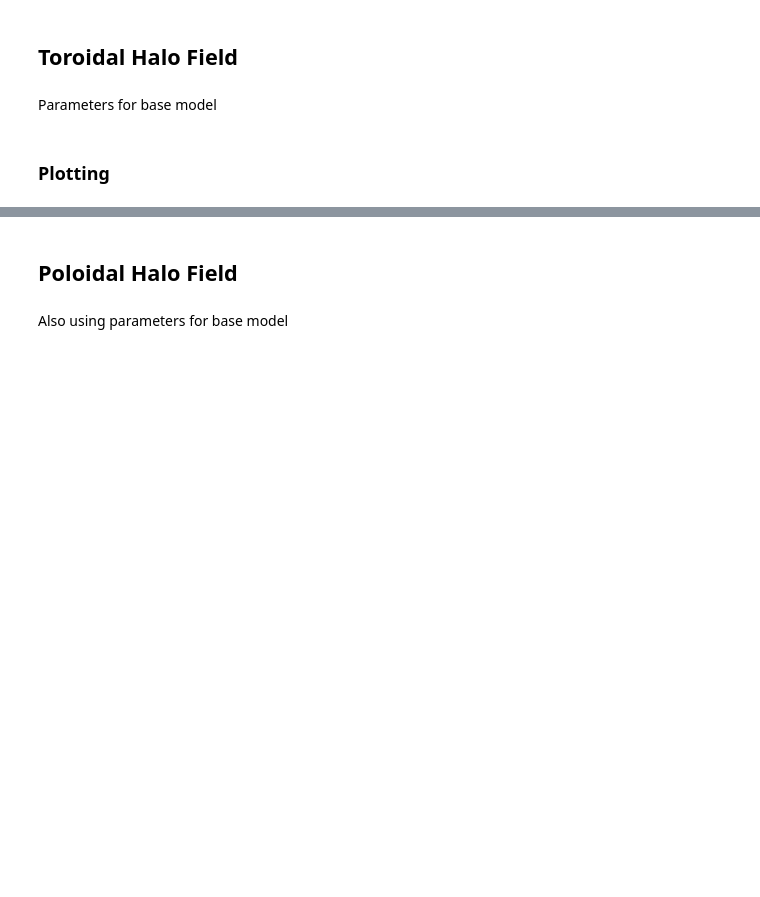
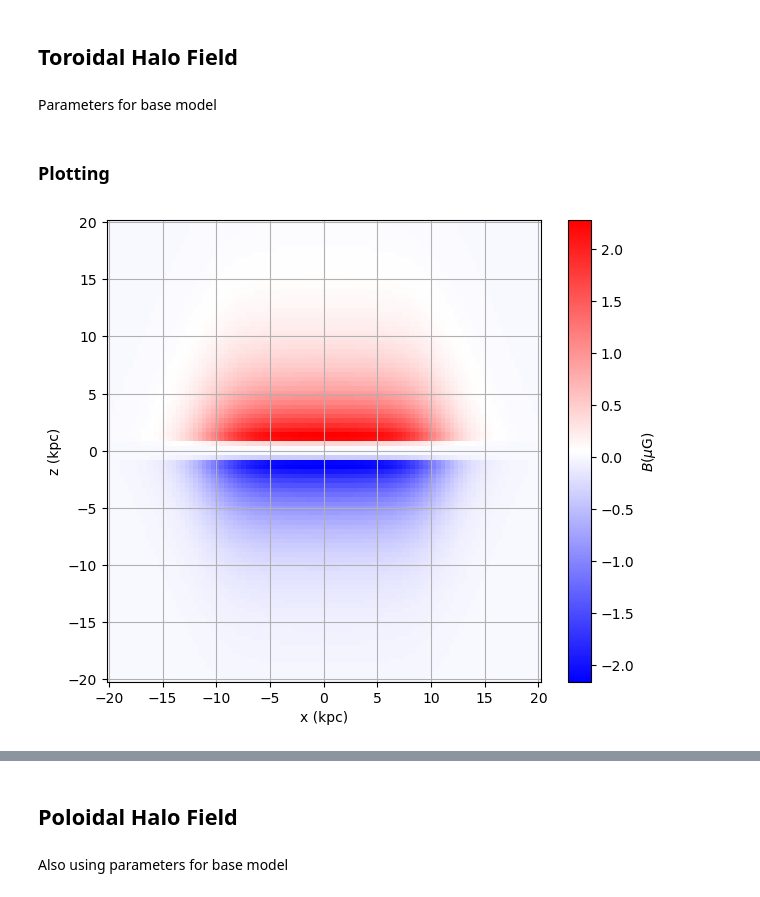
Before and after one commit to me-manu/gammaALPs, a Jupyter notebook: notebooks/test_gmf-unger-farrar_HALO.ipynb, the cells around one changed output, grey strips where cells are left out. Cells and saved outputs as stored; diff of their text form; code cells hidden in the pictures; blank space fills up the shorter version.

Commit message:
created first plots for 3 halo field components

```diff
--- a/notebooks/test_gmf-unger-farrar_HALO.ipynb
+++ b/notebooks/test_gmf-unger-farrar_HALO.ipynb
@@ -143,4 +173,31 @@ def get_toroidal_halo_field(x, y, z):
 # %% [markdown]
 ### Plotting
 # %%
-#
+y = 0
+
+# grid of x and z values
+x = np.linspace(-20, 20, 100)
+z = np.linspace(-20, 20, 100)
+xx, zz = np.meshgrid(x, z, indexing='ij')
+
+B_strength = np.zeros_like(xx)
+
+for i in range(len(x)):
+    for j in range(len(z)):
+        B = get_toroidal_halo_field(xx[i,j], y, zz[i,j])
+        B_strength[i,j] = np.linalg.norm(B)*sign(B, xx[i,j], y)
+
+
+
+plt.figure(figsize=(7,6))
+p = plt.pcolormesh(xx, zz, B_strength, cmap=plt.cm.bwr, shading='auto')
+plt.colorbar(p, label = '$B (\mu\mathrm{G})$')
+
+
+plt.xlabel('x (kpc)')
+plt.ylabel('z (kpc)')
+plt.grid()
+
+plt.show()
+# %% [output]
+[figure, added]
```
Also changed, not shown: parts of 7 cells of this notebook.
